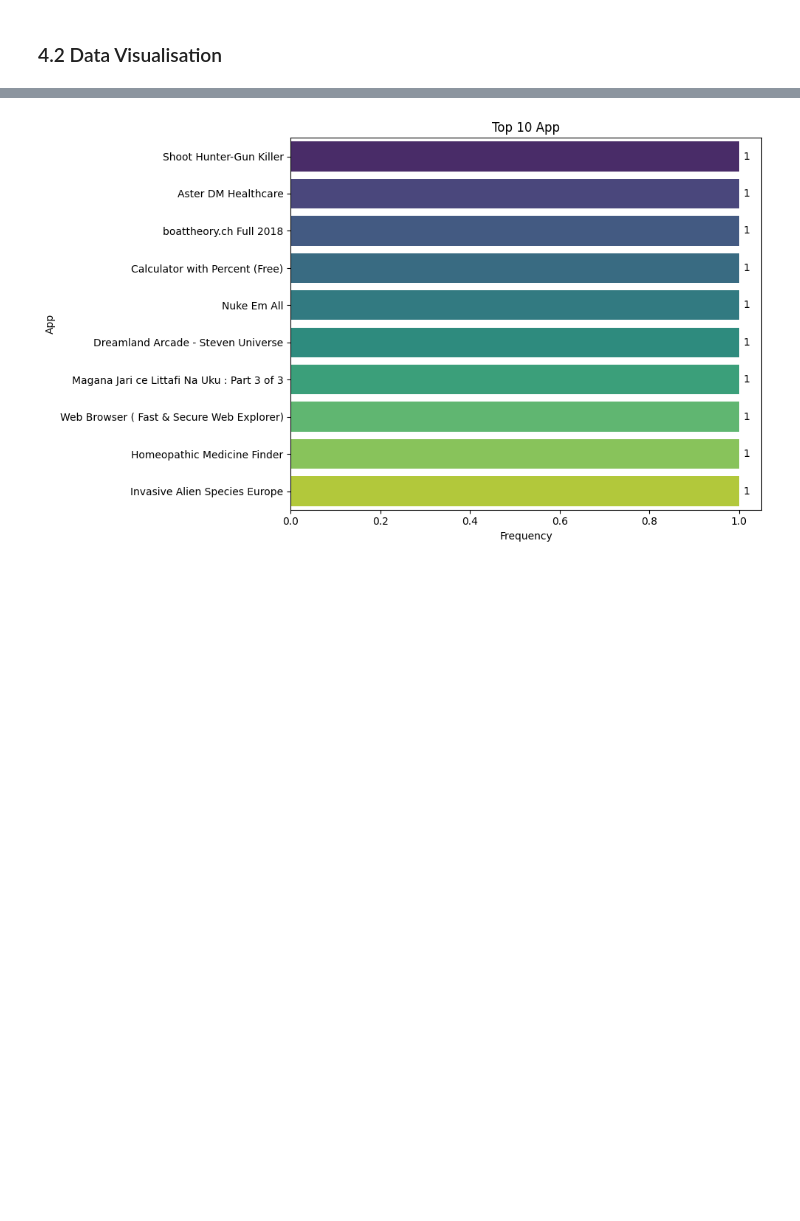
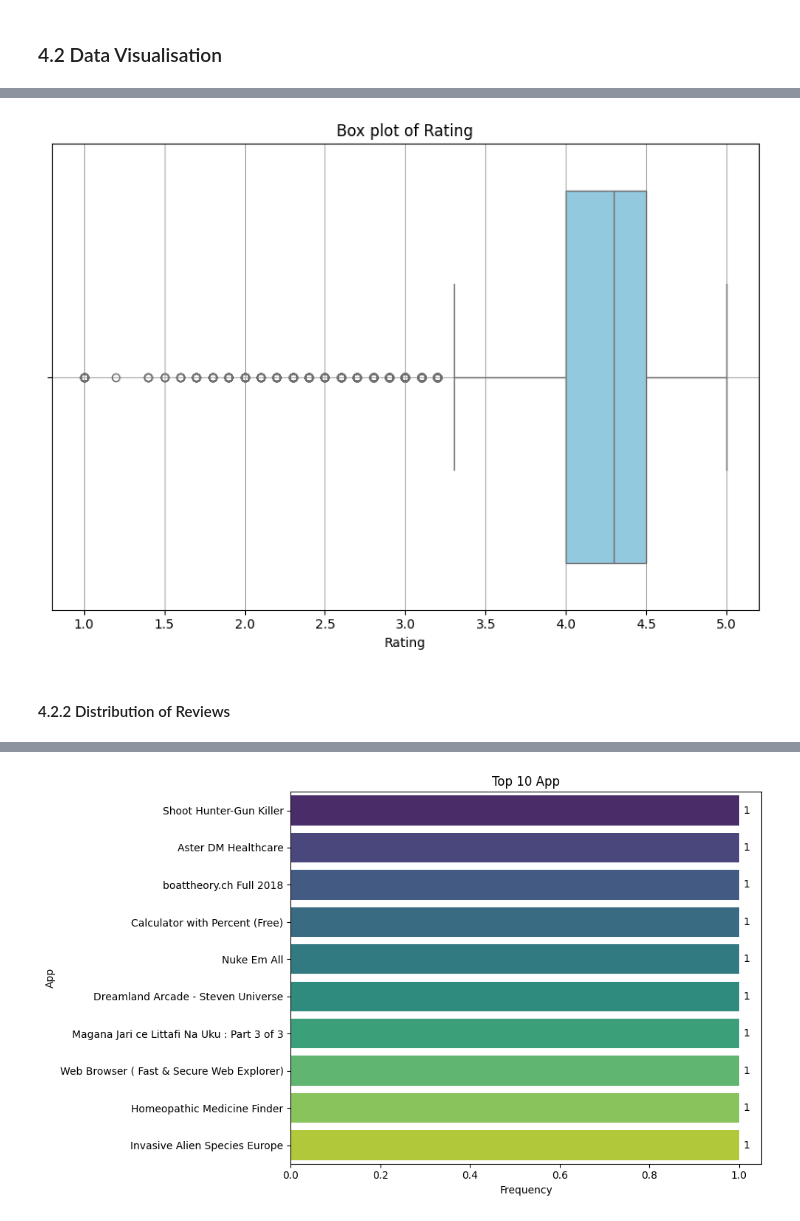
Before and after one commit to jjosorioc/Project-ADES-MESW0009, a Jupyter notebook: dataset_analysis.ipynb, the cells around one changed output, grey strips where cells are left out. Saved outputs shown, nothing was run; the diff lists cells and outputs as text; code cells hidden in the pictures; blank space fills up the shorter version.

Commit message:
Changes in the data analysis section
Order of the graphs

```diff
--- a/dataset_analysis.ipynb
+++ b/dataset_analysis.ipynb
@@ -522,0 +519,13 @@ for col in df.select_dtypes(include='number').columns:
+# %%
+# Box plot of Rating
+plt.figure(figsize=(8, 6))
+sns.boxplot(x=df['Rating'], color='skyblue')
+plt.xlabel('Rating')
+plt.title('Box plot of Rating')
+plt.grid(True)
+plt.tight_layout()
+plt.show()
+# %% [output]
+[figure, added]
+# %% [markdown]
+#### 4.2.2 Distribution of Reviews
```
Also changed, not shown: parts of 19 cells of this notebook.
